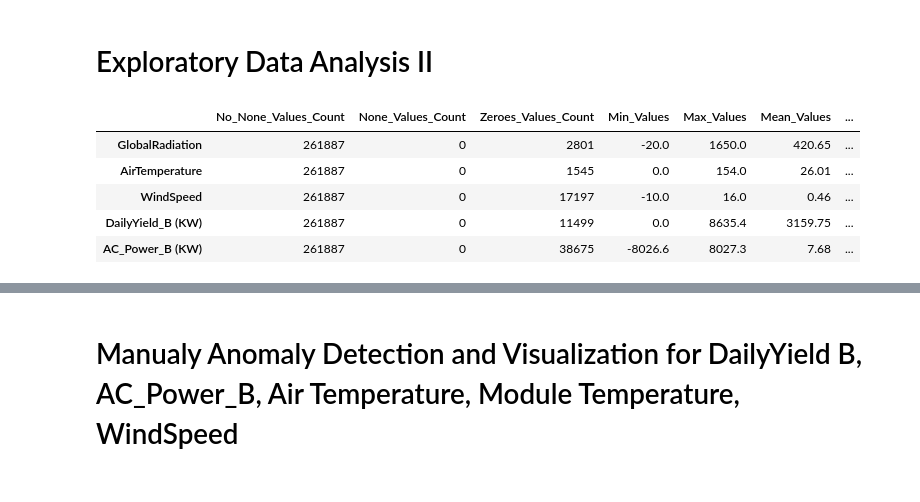
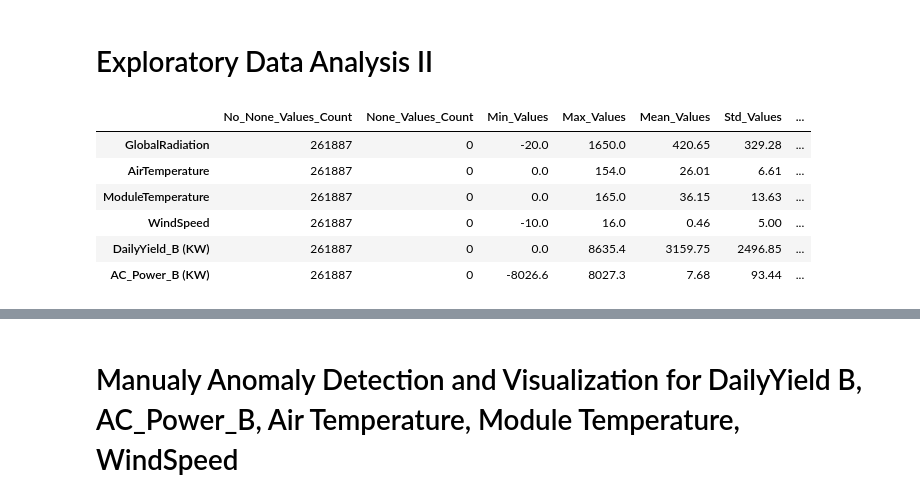
Before and after one commit to luisfernandoagottani/doctorade, a Jupyter notebook: notebooks/loanda/anomaly_detection.ipynb, the cells around one changed output, grey strips where cells are left out. Saved outputs shown, nothing was run; the diff lists cells and outputs as text; code cells hidden in the pictures.

```diff
--- a/notebooks/loanda/anomaly_detection.ipynb
+++ b/notebooks/loanda/anomaly_detection.ipynb
@@ -246,7 +246,7 @@ df = df[~(df['AC_Power_F (KW)'].isna())]
 # Merge with weather data and filter only is_day_in = 1
 df = df.reset_index().merge(df_weather[['is_day_in_','YMDH']], how = 'left', on = 'YMDH').set_index('E3TimeStamp')
 df = df[df['is_day_in_'] == 1]
-df = df[['GlobalRadiation', 'AirTemperature',
+df = df[['GlobalRadiation', 'AirTemperature','ModuleTemperature',
        'WindSpeed','DailyYield_B (KW)','AC_Power_B (KW)']]
 
 df = df.reset_index()[df.reset_index()['E3TimeStamp'].dt.year == 2022].set_index('E3TimeStamp')
@@ -255,37 +255,38 @@ df = df.reset_index()[df.reset_index()['E3TimeStamp'].dt.year == 2022].set_index
 # %%
 try:
   df = df.set_index('E3TimeStamp')
 except:
   pass
 try:
   del df['YMDH']
 except:
   pass
 try:
   del df['is_day_in_']
 except:
   pass
 
 
 df_descricao = pd.DataFrame()
 
 df_descricao['No_None_Values_Count'] = round(df.apply(lambda x: x.count()),2)
 df_descricao['None_Values_Count'] = round(df.apply(lambda x: x.isnull().sum()),2)
-df_descricao['Zeroes_Values_Count'] = round(df.apply(lambda x: (x == 0).sum()),2)
+# df_descricao['Zeroes_Values_Count'] = round(df.apply(lambda x: (x == 0).sum()),2)
 df_descricao['Min_Values'] = round(df.apply(lambda x: x.min()),2)
 df_descricao['Max_Values'] = round(df.apply(lambda x: x.max()),2)
 df_descricao['Mean_Values'] = round(df.apply(lambda x: x.mean()),2)
 df_descricao['Std_Values'] = round(df.apply(lambda x: x.std()),2)
 df_descricao['Sum of Values'] = round(df.apply(lambda x: x.sum()),0)
-df_descricao['Min_Date'] = df.index.min()
-df_descricao['Max_Date'] = df.index.max()
+# df_descricao['Min_Date'] = df.index.min()
+# df_descricao['Max_Date'] = df.index.max()
 df_descricao
 # %% [output]
-|  | No_None_Values_Count | None_Values_Count | Zeroes_Values_Count | Min_Values | Max_Values | Mean_Values | ... |
-| GlobalRadiation | 261887 | 0 | 2801 | -20.0 | 1650.0 | 420.65 | ... |
-| AirTemperature | 261887 | 0 | 1545 | 0.0 | 154.0 | 26.01 | ... |
-| WindSpeed | 261887 | 0 | 17197 | -10.0 | 16.0 | 0.46 | ... |
-| DailyYield_B (KW) | 261887 | 0 | 11499 | 0.0 | 8635.4 | 3159.75 | ... |
-| AC_Power_B (KW) | 261887 | 0 | 38675 | -8026.6 | 8027.3 | 7.68 | ... |
+|  | No_None_Values_Count | None_Values_Count | Min_Values | Max_Values | Mean_Values | Std_Values | ... |
+| GlobalRadiation | 261887 | 0 | -20.0 | 1650.0 | 420.65 | 329.28 | ... |
+| AirTemperature | 261887 | 0 | 0.0 | 154.0 | 26.01 | 6.61 | ... |
+| ModuleTemperature | 261887 | 0 | 0.0 | 165.0 | 36.15 | 13.63 | ... |
+| WindSpeed | 261887 | 0 | -10.0 | 16.0 | 0.46 | 5.00 | ... |
+| DailyYield_B (KW) | 261887 | 0 | 0.0 | 8635.4 | 3159.75 | 2496.85 | ... |
+| AC_Power_B (KW) | 261887 | 0 | -8026.6 | 8027.3 | 7.68 | 93.44 | ... |
 # %%
 # Correlation
```
Also changed, not shown: parts of 5 cells of this notebook, 5 other files.
